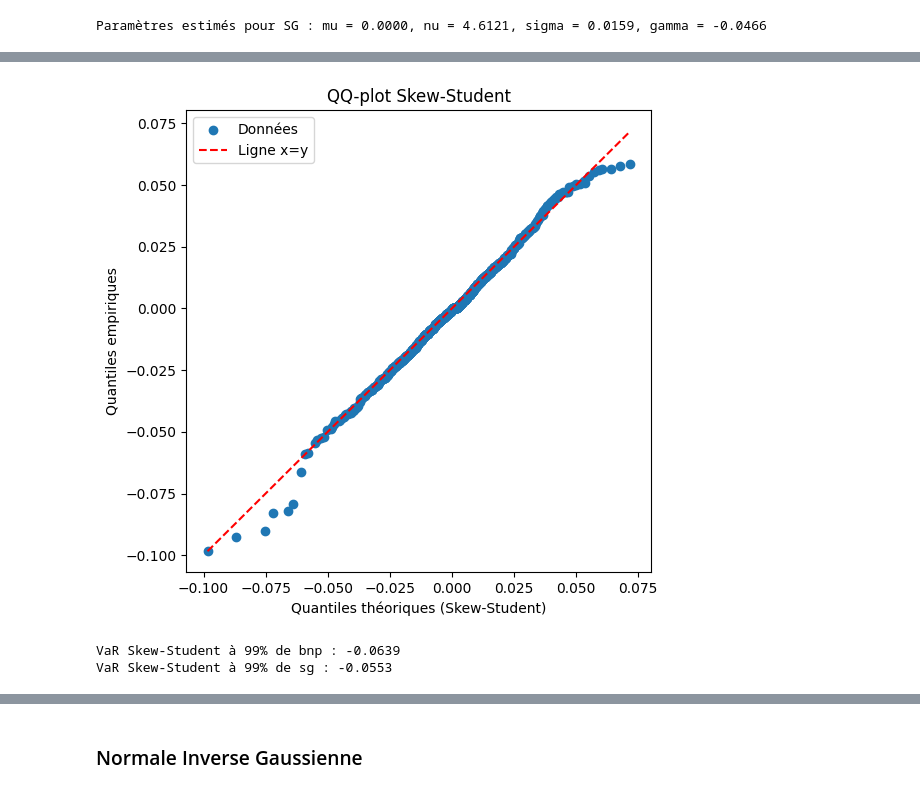
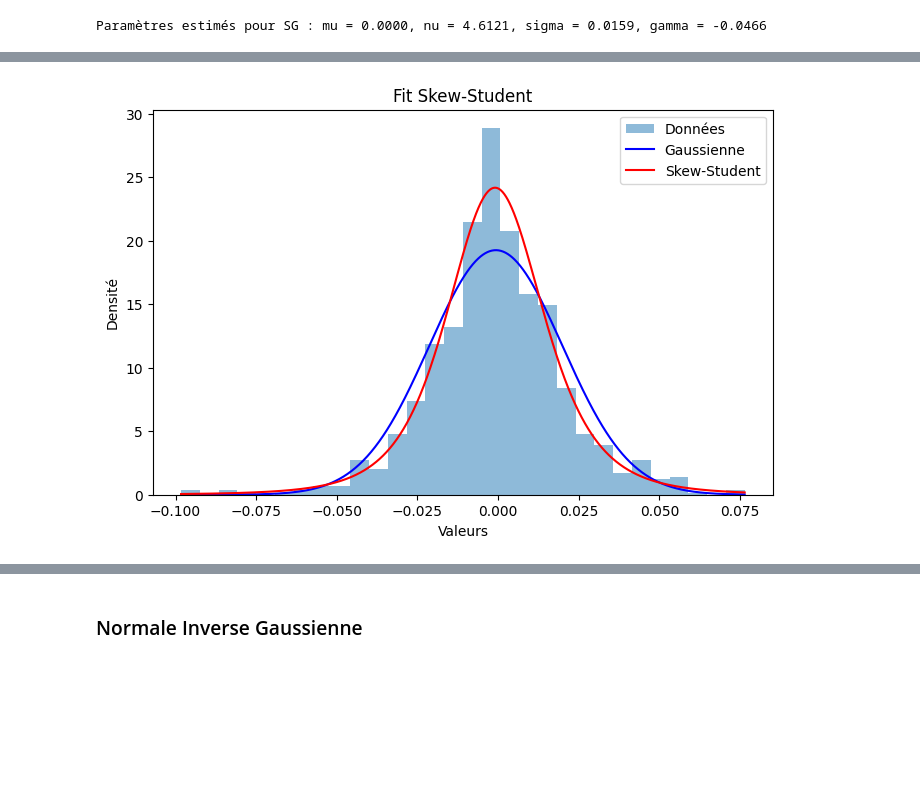
Before and after one commit to Jeangrivo/Gestion-des-Risques-Multiples, a Jupyter notebook: CreditVaR.ipynb, the cells around one changed output, grey strips where cells are left out. Drawn from its saved outputs; the diff is of its cells as text; code cells hidden in the pictures; blank space fills up the shorter version.

```diff
--- a/CreditVaR.ipynb
+++ b/CreditVaR.ipynb
@@ -366,0 +572,10 @@ qq_plot(data_returns["BNP"].dropna(), (mu_bnp, nu_bnp, sigma_bnp, gamma_bnp))
+# %%
+try:
+    # Estimation des paramètres (en enlevant les valeurs manquantes)
+    params_estimated_bnp = fit_skew_student_mle(data_returns["BNP"].dropna())
+    print("Paramètres estimés BNP (mu, sigma, gamma, nu) :", params_estimated_bnp)
+except Exception as e:
+    print("Erreur lors de l'estimation :", e)
+
+# Affichage du QQ-plot avec les paramètres estimés
+qq_plot(data_returns["BNP"].dropna(), params_estimated_bnp)
@@ -366,0 +585,10 @@ qq_plot(data_returns["BNP"].dropna(), (mu_bnp, nu_bnp, sigma_bnp, gamma_bnp))
+# %%
+try:
+    # Estimation des paramètres (en enlevant les valeurs manquantes)
+    params_estimated_sg = fit_skew_student_mle(data_returns["SG"].dropna())
+    print("Paramètres estimés SG (mu, sigma, gamma, nu) :", params_estimated_sg)
+except Exception as e:
+    print("Erreur lors de l'estimation :", e)
+
+# Affichage du QQ-plot avec les paramètres estimés
+qq_plot(data_returns["SG"].dropna(), params_estimated_sg)
@@ -366,0 +629,21 @@ qq_plot(data_returns["BNP"].dropna(), (mu_bnp, nu_bnp, sigma_bnp, gamma_bnp))
+# %%
+# d. Comparaison des fits
+def plot_fit_comparison(x, params_skew_t):
+    """Comparaison des fits entre la loi gaussienne et la loi Skew-Student."""
+    plt.figure(figsize=(8,5))
+    # Histogramme des données
+    plt.hist(x, bins=30, density=True, alpha=0.5, label="Données")
+    # Densité gaussienne
+    mu_norm, sigma_norm = np.mean(x), np.std(x)
+    x_vals = np.linspace(min(x), max(x), 1000)
+    plt.plot(x_vals, stats.norm.pdf(x_vals, mu_norm, sigma_norm), label="Gaussienne", color='blue')
+    # Densité Skew-Student
+    plt.plot(x_vals, skew_student_pdf(x_vals, params_skew_t[0], params_skew_t[1], params_skew_t[2],params_skew_t[3]),
+              label="Skew-Student", color='red')
+    plt.xlabel("Valeurs")
+    plt.ylabel("Densité")
+    plt.legend()
+    plt.title("Fit Skew-Student")
+    plt.show()
+
+plot_fit_comparison(data_returns["BNP"].dropna(), params_estimated_bnp)
@@ -367,17 +652,4 @@ qq_plot(data_returns["BNP"].dropna(), (mu_bnp, nu_bnp, sigma_bnp, gamma_bnp))
 # %%
-qq_plot(data_returns["SG"].dropna(), (mu_sg, nu_sg, sigma_sg, gamma_sg))
+plot_fit_comparison(data_returns["SG"].dropna(), params_estimated_sg)
 # %% [output]
-[figure, old version]
+[figure, new version]
-# %%
-# e. Calcul de la VaR Skew-Student à 99%
-def var_skew_t(alpha, params):
-    """Calcul de la VaR à alpha% pour une loi Skew-Student."""
-    return skew_student_quantile(params, 1 - alpha)
-
-var_99_bnp = var_skew_t(0.99, (mu_bnp, nu_bnp, sigma_bnp, gamma_bnp))
-var_99_sg = var_skew_t(0.99, (mu_sg, nu_sg, sigma_sg, gamma_sg))
-print(f"VaR Skew-Student à 99% de bnp : {var_99_bnp:.4f}")
-print(f"VaR Skew-Student à 99% de sg : {var_99_sg:.4f}")
-# %% [output]
-VaR Skew-Student à 99% de bnp : -0.0639
-VaR Skew-Student à 99% de sg : -0.0553
```
Also changed, not shown: parts of 30 cells of this notebook.
